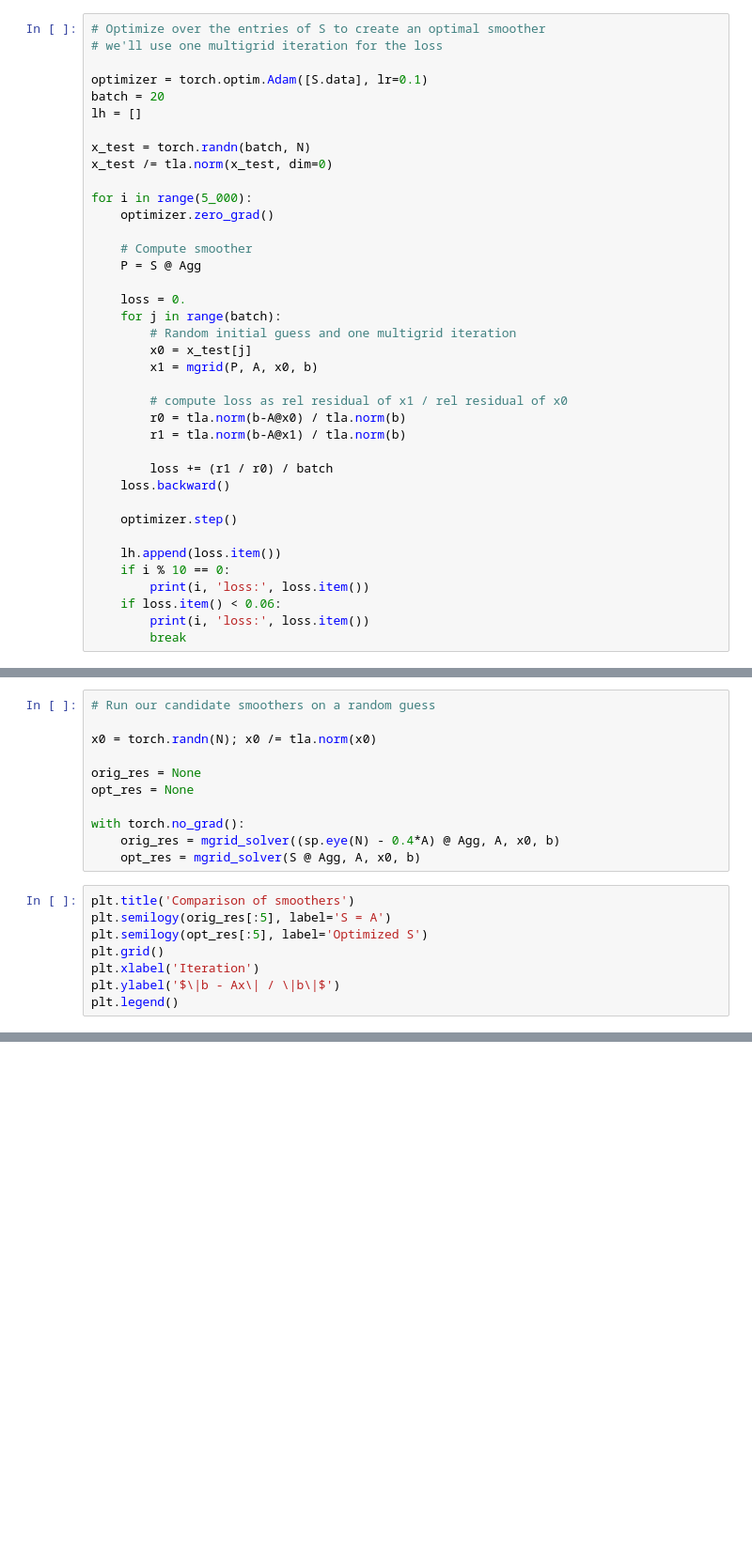
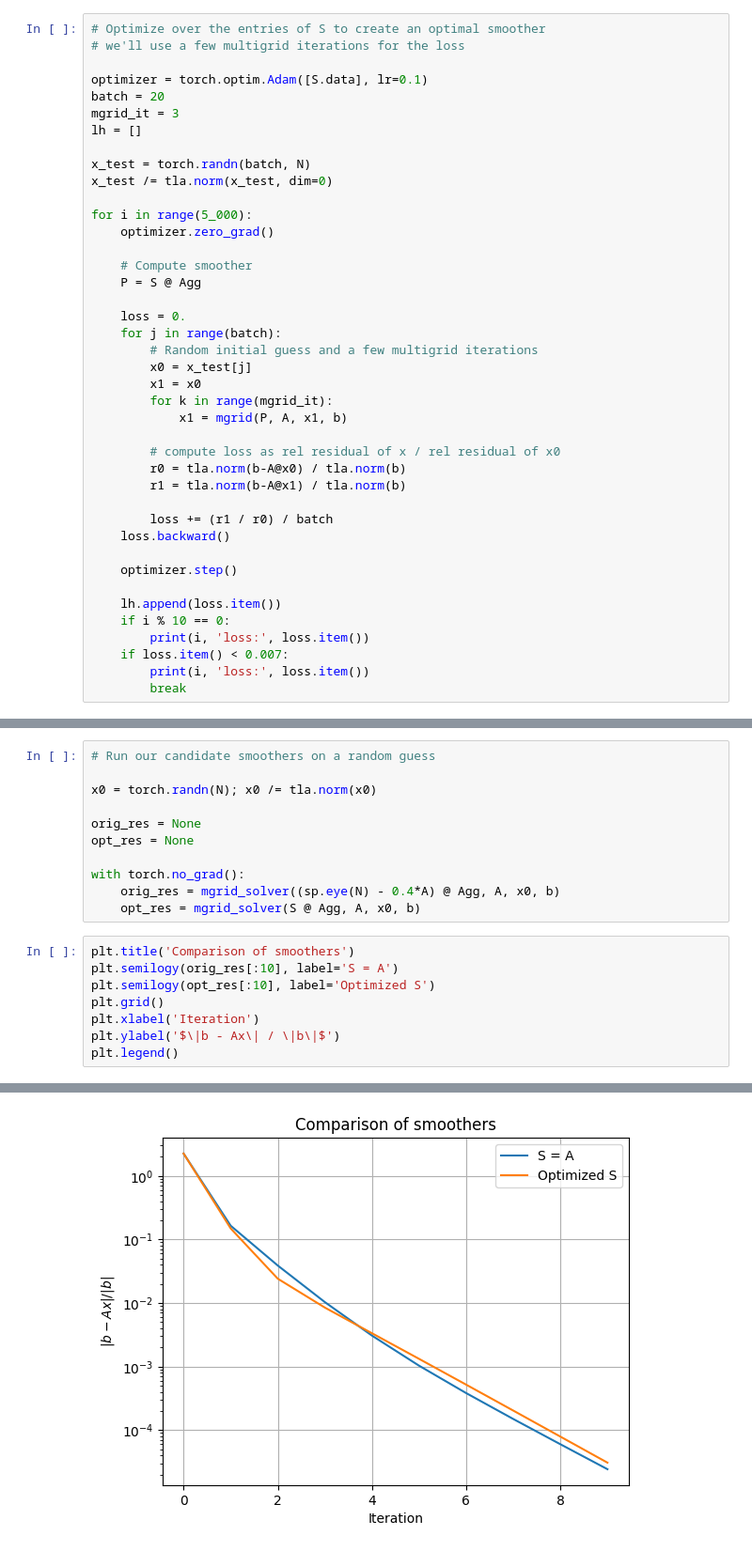
Before and after one commit to nicknytko/numml, a Jupyter notebook: demos/multigrid.ipynb, the cells around one changed output, grey strips where cells are left out. Shown at 94% size. Cells and saved outputs as stored; diff of their text form; blank space fills up the shorter version.

```diff
--- a/demos/multigrid.ipynb
+++ b/demos/multigrid.ipynb
@@ -52,10 +62,11 @@ def mgrid_solver(P, A, x, b, iterations=100):
     return res_history
 # %%
 # Optimize over the entries of S to create an optimal smoother
-# we'll use one multigrid iteration for the loss
+# we'll use a few multigrid iterations for the loss
 
 optimizer = torch.optim.Adam([S.data], lr=0.1)
 batch = 20
+mgrid_it = 3
 lh = []
 
 x_test = torch.randn(batch, N)
@@ -69,11 +80,13 @@ for i in range(5_000):
 
     loss = 0.
     for j in range(batch):
-        # Random initial guess and one multigrid iteration
+        # Random initial guess and a few multigrid iterations
         x0 = x_test[j]
-        x1 = mgrid(P, A, x0, b)
+        x1 = x0
+        for k in range(mgrid_it):
+            x1 = mgrid(P, A, x1, b)
 
-        # compute loss as rel residual of x1 / rel residual of x0
+        # compute loss as rel residual of x / rel residual of x0
         r0 = tla.norm(b-A@x0) / tla.norm(b)
         r1 = tla.norm(b-A@x1) / tla.norm(b)
 
@@ -85,6 +98,6 @@ for i in range(5_000):
     lh.append(loss.item())
     if i % 10 == 0:
         print(i, 'loss:', loss.item())
-    if loss.item() < 0.06:
+    if loss.item() < 0.007:
         print(i, 'loss:', loss.item())
         break
@@ -109,9 +137,10 @@ with torch.no_grad():
     opt_res = mgrid_solver(S @ Agg, A, x0, b)
 # %%
 plt.title('Comparison of smoothers')
-plt.semilogy(orig_res[:5], label='S = A')
-plt.semilogy(opt_res[:5], label='Optimized S')
+plt.semilogy(orig_res[:10], label='S = A')
+plt.semilogy(opt_res[:10], label='Optimized S')
 plt.grid()
 plt.xlabel('Iteration')
 plt.ylabel('$\|b - Ax\| / \|b\|$')
 plt.legend()
+# %% [output]
@@ -117,0 +148 @@ plt.legend()
+[figure, added]
```
Also changed, not shown: parts of 4 cells of this notebook, 6 other files.
